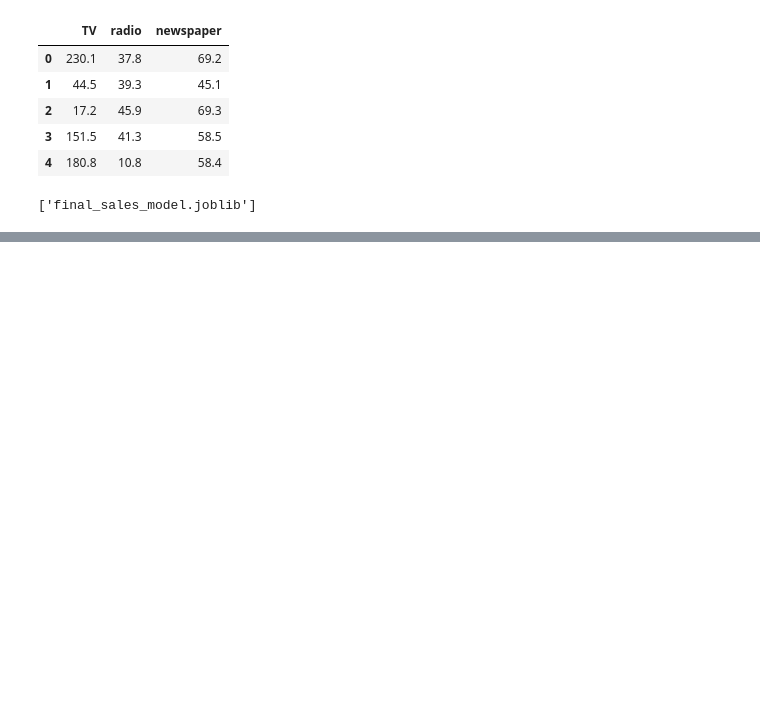
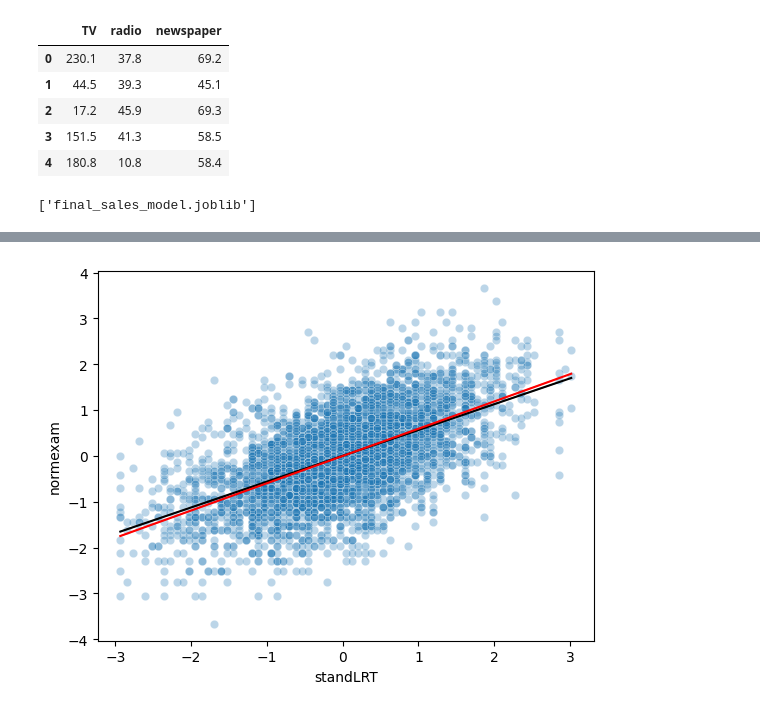
Before and after one commit to AlexTmbMifi/ML_basic, a Jupyter notebook: ML_LinearRegression.ipynb, the cells around one changed output, grey strips where cells are left out. Drawn from its saved outputs; the diff is of its cells as text; code cells hidden in the pictures; blank space fills up the shorter version.

```diff
--- a/ML_LinearRegression.ipynb
+++ b/ML_LinearRegression.ipynb
@@ -211,0 +296,11 @@ dump(final_model, 'final_sales_model.joblib') # сохраняем эту мод
+# %%
+# предсказанные значение y для смешанной регрессии
+y_new = model2.predict()
+# %%
+# Сравнение двух разных методов
+# Красная линия - метод наименьших квадратов. Черная - метод максимального правдоподобия
+sns.scatterplot(x='standLRT', y='normexam', data=exam, alpha = .3)
+sns.lineplot(x=exam['standLRT'], y = y_new, color = 'black')
+sns.lineplot(x = x, y = b0 + b1*x, color='red');
+# %% [output]
+[figure, added]
```
Also changed, not shown: parts of 4 cells of this notebook.
